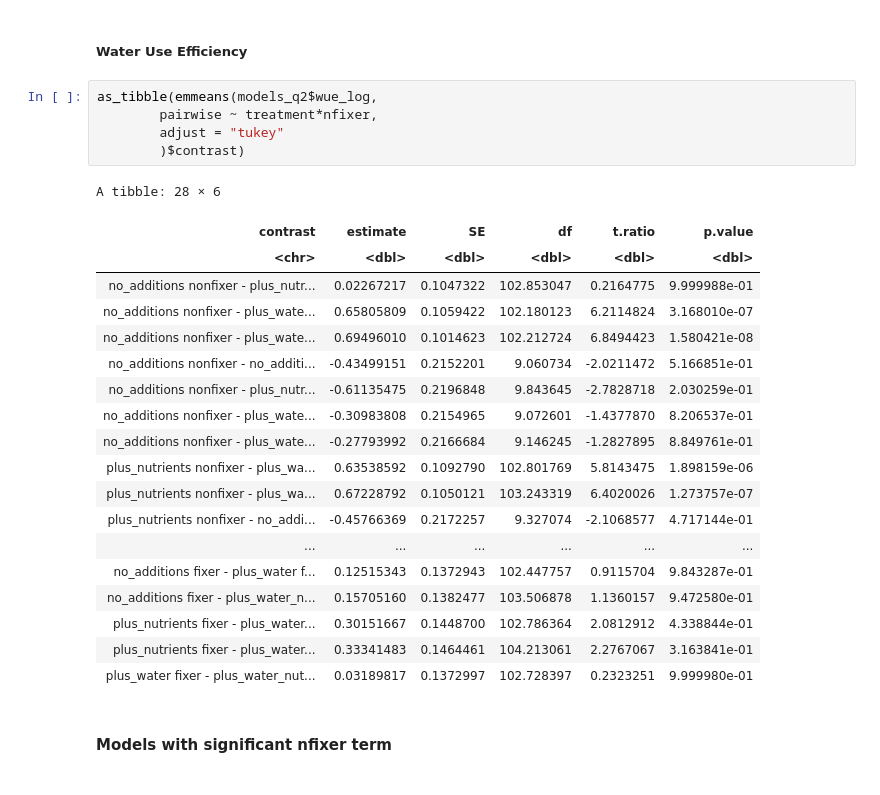
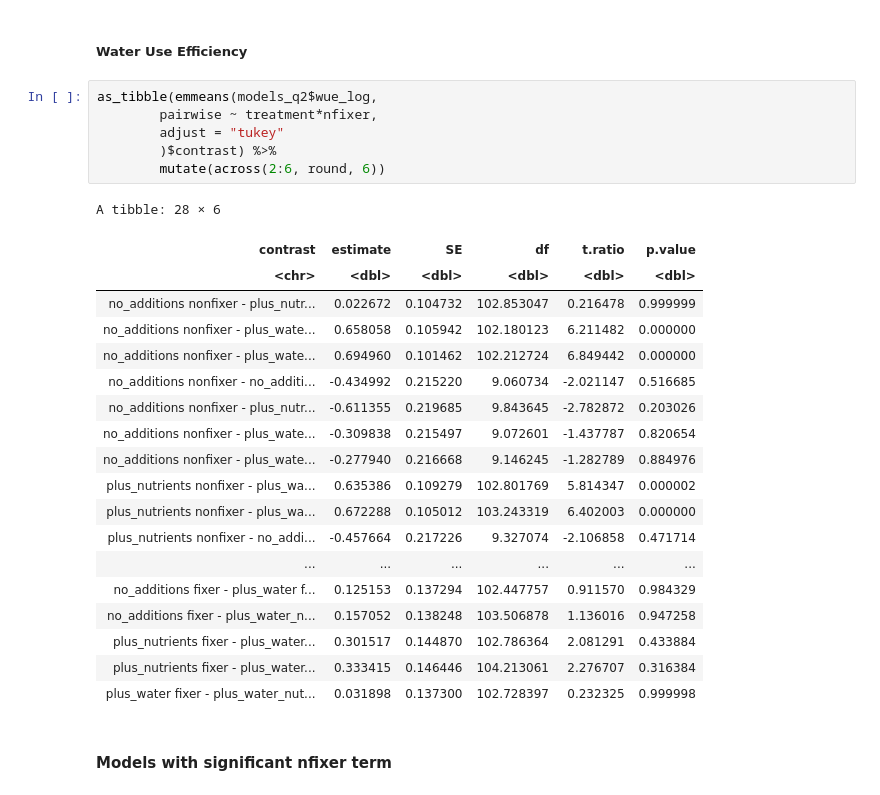
Before and after one commit to ecamo19/shade_house_reproducible_stats, a Jupyter notebook: notebooks/model_for_q2.ipynb, the cells around one changed output. Cells and saved outputs as stored; diff of their text form.

Commit message:
Values rounded

```diff
--- a/notebooks/model_for_q2.ipynb
+++ b/notebooks/model_for_q2.ipynb
@@ -235,28 +272,29 @@ A tibble: 28 × 6
 # %%
 as_tibble(emmeans(models_q2$wue_log,
         pairwise ~ treatment*nfixer,
         adjust = "tukey"
-        )$contrast)
+        )$contrast) %>%
+        mutate(across(2:6, round, 6))
 # %% [output]
 A tibble: 28 × 6
 | contrast | estimate | SE | df | t.ratio | p.value |
 | <chr> | <dbl> | <dbl> | <dbl> | <dbl> | <dbl> |
-| no_additions nonfixer - plus_nutr... | 0.02267217 | 0.1047322 | 102.853047 | 0.2164775 | 9.999988e-01 |
-| no_additions nonfixer - plus_wate... | 0.65805809 | 0.1059422 | 102.180123 | 6.2114824 | 3.168010e-07 |
-| no_additions nonfixer - plus_wate... | 0.69496010 | 0.1014623 | 102.212724 | 6.8494423 | 1.580421e-08 |
-| no_additions nonfixer - no_additi... | -0.43499151 | 0.2152201 | 9.060734 | -2.0211472 | 5.166851e-01 |
-| no_additions nonfixer - plus_nutr... | -0.61135475 | 0.2196848 | 9.843645 | -2.7828718 | 2.030259e-01 |
-| no_additions nonfixer - plus_wate... | -0.30983808 | 0.2154965 | 9.072601 | -1.4377870 | 8.206537e-01 |
-| no_additions nonfixer - plus_wate... | -0.27793992 | 0.2166684 | 9.146245 | -1.2827895 | 8.849761e-01 |
-| plus_nutrients nonfixer - plus_wa... | 0.63538592 | 0.1092790 | 102.801769 | 5.8143475 | 1.898159e-06 |
-| plus_nutrients nonfixer - plus_wa... | 0.67228792 | 0.1050121 | 103.243319 | 6.4020026 | 1.273757e-07 |
-| plus_nutrients nonfixer - no_addi... | -0.45766369 | 0.2172257 | 9.327074 | -2.1068577 | 4.717144e-01 |
+| no_additions nonfixer - plus_nutr... | 0.022672 | 0.104732 | 102.853047 | 0.216478 | 0.999999 |
+| no_additions nonfixer - plus_wate... | 0.658058 | 0.105942 | 102.180123 | 6.211482 | 0.000000 |
+| no_additions nonfixer - plus_wate... | 0.694960 | 0.101462 | 102.212724 | 6.849442 | 0.000000 |
+| no_additions nonfixer - no_additi... | -0.434992 | 0.215220 | 9.060734 | -2.021147 | 0.516685 |
+| no_additions nonfixer - plus_nutr... | -0.611355 | 0.219685 | 9.843645 | -2.782872 | 0.203026 |
+| no_additions nonfixer - plus_wate... | -0.309838 | 0.215497 | 9.072601 | -1.437787 | 0.820654 |
+| no_additions nonfixer - plus_wate... | -0.277940 | 0.216668 | 9.146245 | -1.282789 | 0.884976 |
+| plus_nutrients nonfixer - plus_wa... | 0.635386 | 0.109279 | 102.801769 | 5.814347 | 0.000002 |
+| plus_nutrients nonfixer - plus_wa... | 0.672288 | 0.105012 | 103.243319 | 6.402003 | 0.000000 |
+| plus_nutrients nonfixer - no_addi... | -0.457664 | 0.217226 | 9.327074 | -2.106858 | 0.471714 |
 | ... | ... | ... | ... | ... | ... |
-| no_additions fixer - plus_water f... | 0.12515343 | 0.1372943 | 102.447757 | 0.9115704 | 9.843287e-01 |
-| no_additions fixer - plus_water_n... | 0.15705160 | 0.1382477 | 103.506878 | 1.1360157 | 9.472580e-01 |
-| plus_nutrients fixer - plus_water... | 0.30151667 | 0.1448700 | 102.786364 | 2.0812912 | 4.338844e-01 |
-| plus_nutrients fixer - plus_water... | 0.33341483 | 0.1464461 | 104.213061 | 2.2767067 | 3.163841e-01 |
-| plus_water fixer - plus_water_nut... | 0.03189817 | 0.1372997 | 102.728397 | 0.2323251 | 9.999980e-01 |
+| no_additions fixer - plus_water f... | 0.125153 | 0.137294 | 102.447757 | 0.911570 | 0.984329 |
+| no_additions fixer - plus_water_n... | 0.157052 | 0.138248 | 103.506878 | 1.136016 | 0.947258 |
+| plus_nutrients fixer - plus_water... | 0.301517 | 0.144870 | 102.786364 | 2.081291 | 0.433884 |
+| plus_nutrients fixer - plus_water... | 0.333415 | 0.146446 | 104.213061 | 2.276707 | 0.316384 |
+| plus_water fixer - plus_water_nut... | 0.031898 | 0.137300 | 102.728397 | 0.232325 | 0.999998 |
 # %% [markdown]
 #### Models with significant nfixer term
 # %% [markdown]
```
Also changed, not shown: parts of 8 cells of this notebook.
